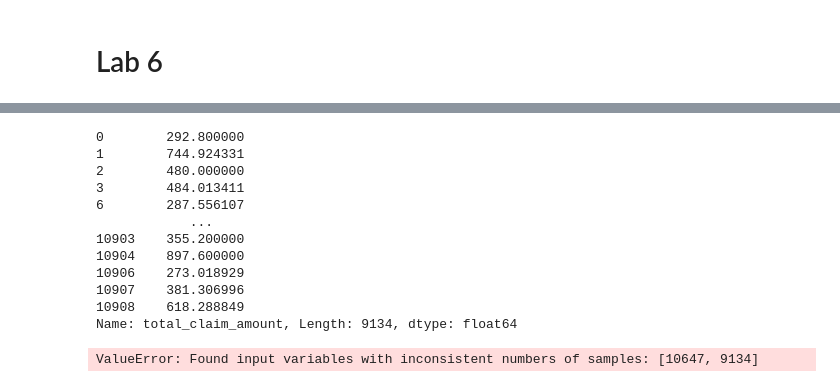
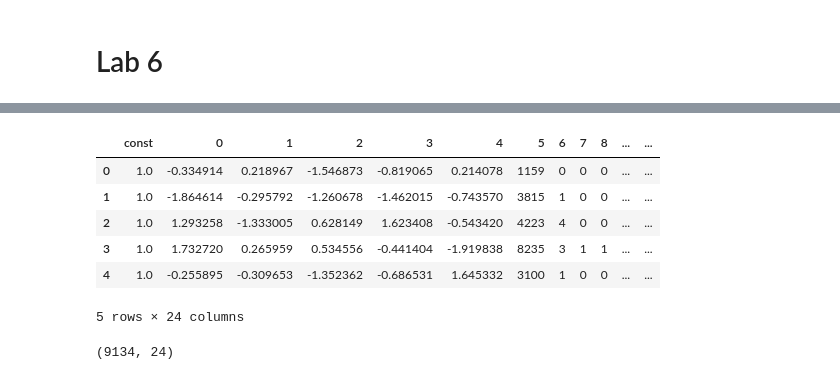
Before and after one commit to ironhack-labs/lab-customer-analysis-final-round, a Jupyter notebook: files_for_lab/csv_files/[lab-customer-analysis-final-round]PabloGarcia.ipynb, the cells around one changed output, grey strips where cells are left out. Saved outputs shown, nothing was run; the diff lists cells and outputs as text; code cells hidden in the pictures.

```diff
--- a/files_for_lab/csv_files/[lab-customer-analysis-final-round]PabloGarcia.ipynb
+++ b/files_for_lab/csv_files/[lab-customer-analysis-final-round]PabloGarcia.ipynb
@@ -483,0 +495,10 @@ x_comb
+# %%
+x_comb.head()
+# %% [output]
+|  | const | 0 | 1 | 2 | 3 | 4 | 5 | 6 | 7 | 8 | ... | ... |
+| 0 | 1.0 | -0.334914 | 0.218967 | -1.546873 | -0.819065 | 0.214078 | 1159 | 0 | 0 | 0 | ... | ... |
+| 1 | 1.0 | -1.864614 | -0.295792 | -1.260678 | -1.462015 | -0.743570 | 3815 | 1 | 0 | 0 | ... | ... |
+| 2 | 1.0 | 1.293258 | -1.333005 | 0.628149 | 1.623408 | -0.543420 | 4223 | 4 | 0 | 0 | ... | ... |
+| 3 | 1.0 | 1.732720 | 0.265959 | 0.534556 | -0.441404 | -1.919838 | 8235 | 3 | 1 | 1 | ... | ... |
+| 4 | 1.0 | -0.255895 | -0.309653 | -1.352362 | -0.686531 | 1.645332 | 3100 | 1 | 0 | 0 | ... | ... |
+5 rows × 24 columns
@@ -484,20 +507,9 @@ x_comb
+# %%
+x_comb.shape
+# %% [output]
+(9134, 24)
 # %%
-y
+y = y.values.reshape(-1,1)
-# %% [output]
-0        292.800000
-1        744.924331
-2        480.000000
-3        484.013411
-6        287.556107
-            ...
-10903    355.200000
-10904    897.600000
-10906    273.018929
-10907    381.306996
-10908    618.288849
-Name: total_claim_amount, Length: 9134, dtype: float64
 # %%
-X_train, X_test, y_train, y_test = train_test_split(df_x, y, test_size=0.4, random_state=100)
+X_train, X_test, y_train, y_test = train_test_split(x_comb, y, test_size=0.4, random_state=100)
-# %% [output]
-ValueError: Found input variables with inconsistent numbers of samples: [10647, 9134]
 # %%
```
Also changed, not shown: parts of 23 cells of this notebook.
